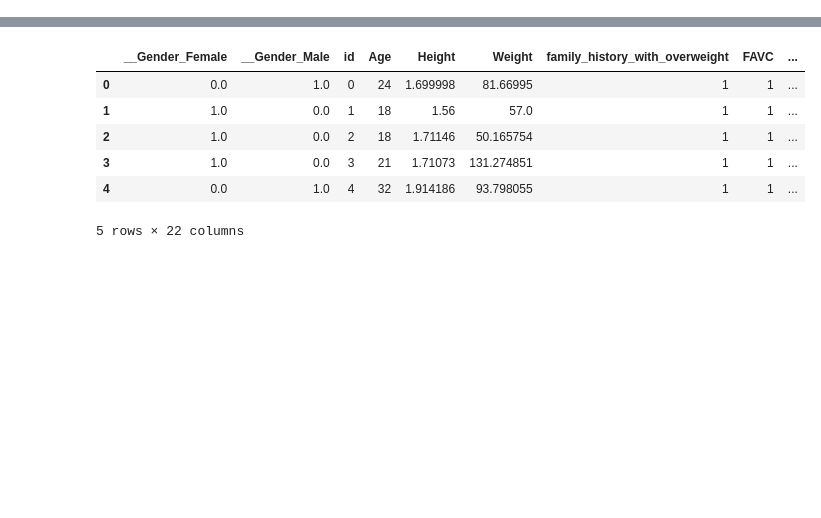
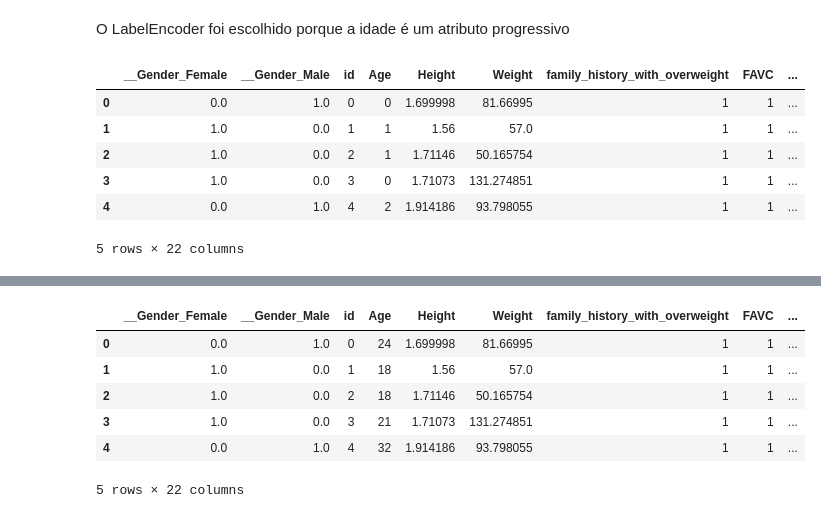
Before and after one commit to laraesquivel/exa864_obsety_risk, a Jupyter notebook: EXA/exploration/posModelsAnalises.ipynb, the cells around one changed output, grey strips where cells are left out. Cells and saved outputs as stored; diff of their text form; code cells hidden in the pictures; blank space fills up the shorter version.

```diff
--- a/EXA/exploration/posModelsAnalises.ipynb
+++ b/EXA/exploration/posModelsAnalises.ipynb
@@ -5,0 +20,5 @@ import matplotlib.pyplot as plt
+# %%
+df = pd.read_pickle('df_after_models.pkl')
+df.hist()
+
+df_test = pd.read_pickle('df_test_after_models.pkl')
@@ -5,0 +32,17 @@ import matplotlib.pyplot as plt
+# %% [markdown]
+O LabelEncoder foi escolhido porque a idade é um atributo progressivo
+# %%
+limites_faixas = [0, 20, 30, 40, 50,60,float('inf')]
+
+df['Age'] = pd.cut(df['Age'], bins=limites_faixas, right=False)
+df['Age'] = pd.factorize(df['Age'])[0]
+
+df.head()
+# %% [output]
+|  | __Gender_Female | __Gender_Male | id | Age | Height | Weight | family_history_with_overweight | FAVC | ... |
+| 0 | 0.0 | 1.0 | 0 | 0 | 1.699998 | 81.66995 | 1 | 1 | ... |
+| 1 | 1.0 | 0.0 | 1 | 1 | 1.56 | 57.0 | 1 | 1 | ... |
+| 2 | 1.0 | 0.0 | 2 | 1 | 1.71146 | 50.165754 | 1 | 1 | ... |
+| 3 | 1.0 | 0.0 | 3 | 0 | 1.71073 | 131.274851 | 1 | 1 | ... |
+| 4 | 0.0 | 1.0 | 4 | 2 | 1.914186 | 93.798055 | 1 | 1 | ... |
+5 rows × 22 columns
```
Also changed, not shown: parts of 57 cells of this notebook, 7 other files.
